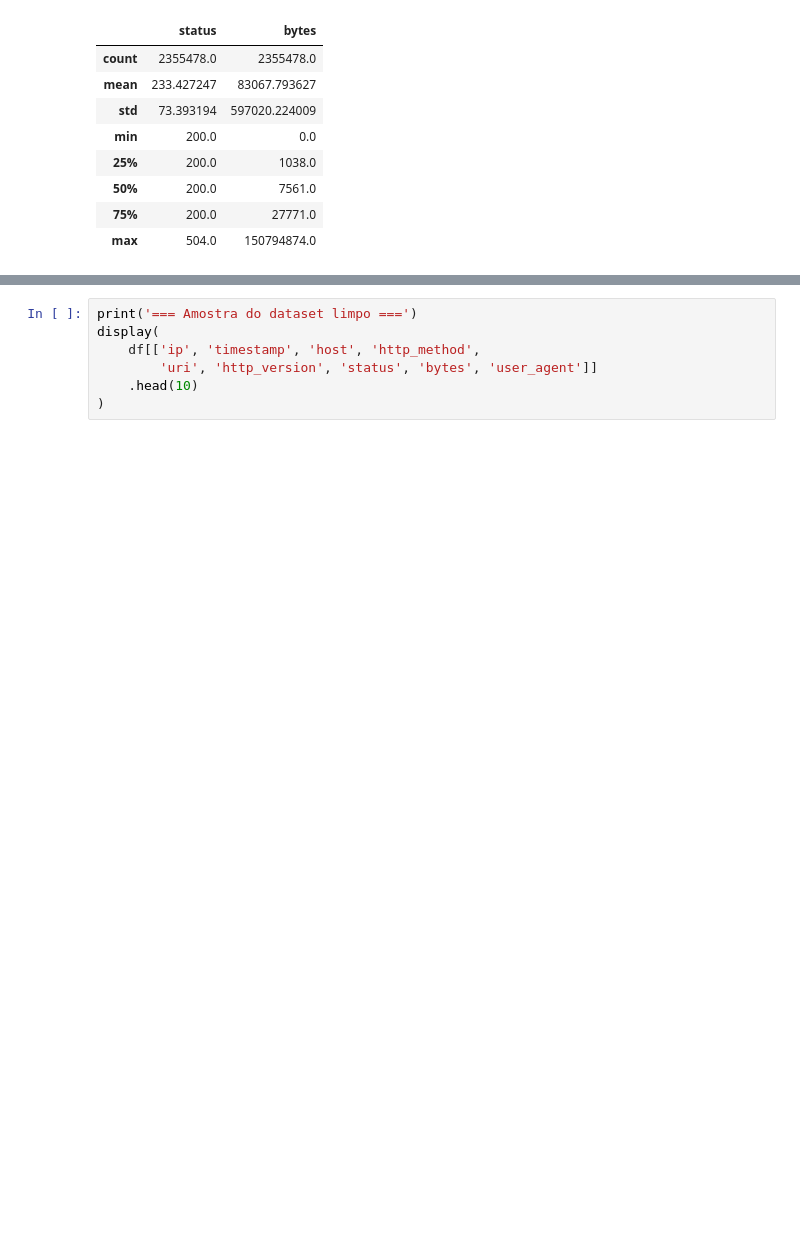
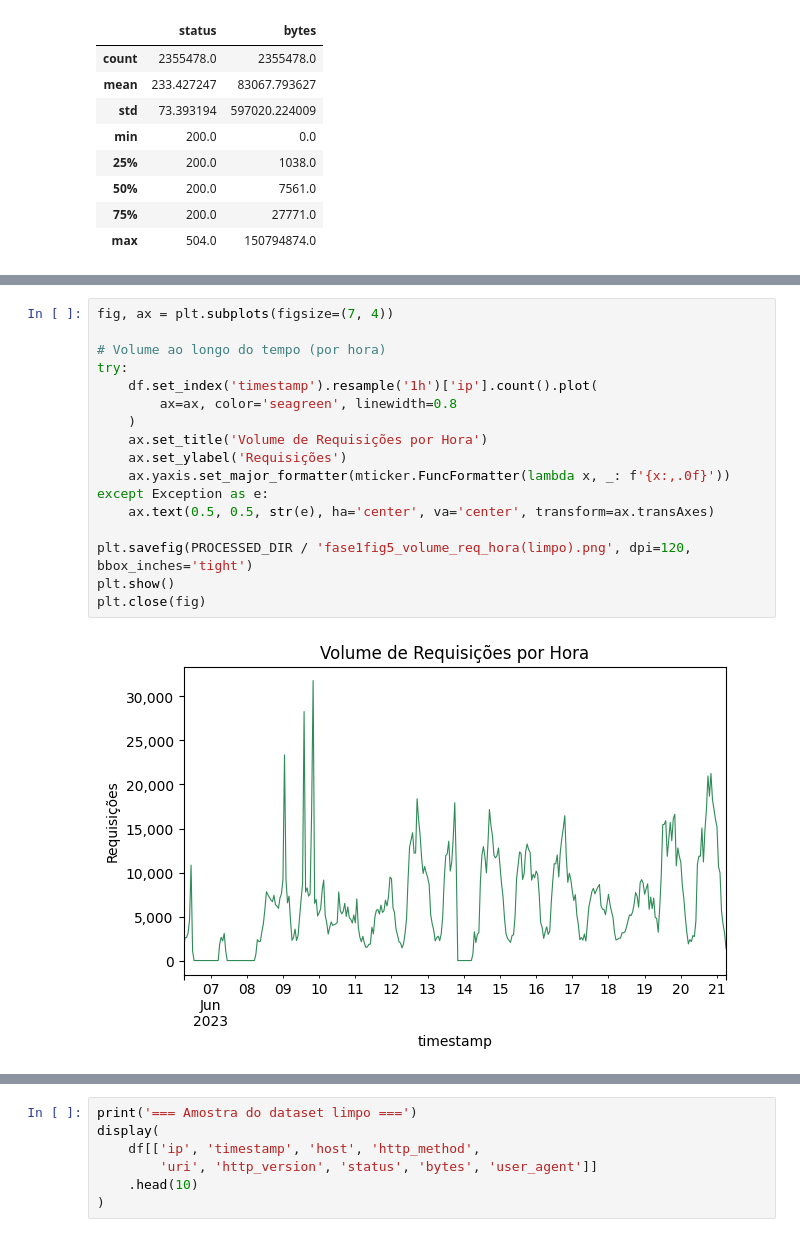
Before and after one commit to Vitor-Padovani/TCC, a Jupyter notebook: notebooks/fase1_preprocessamento.ipynb, the cells around one changed output, grey strips where cells are left out. Drawn from its saved outputs; the diff is of its cells as text; blank space fills up the shorter version.

```diff
--- a/notebooks/fase1_preprocessamento.ipynb
+++ b/notebooks/fase1_preprocessamento.ipynb
@@ -836,0 +826,19 @@ Gráfico salvo em data/processed/fig_02_dataset_limpo.png
+# %%
+fig, ax = plt.subplots(figsize=(7, 4))
+
+# Volume ao longo do tempo (por hora)
+try:
+    df.set_index('timestamp').resample('1h')['ip'].count().plot(
+        ax=ax, color='seagreen', linewidth=0.8
+    )
+    ax.set_title('Volume de Requisições por Hora')
+    ax.set_ylabel('Requisições')
+    ax.yaxis.set_major_formatter(mticker.FuncFormatter(lambda x, _: f'{x:,.0f}'))
+except Exception as e:
+    ax.text(0.5, 0.5, str(e), ha='center', va='center', transform=ax.transAxes)
+
+plt.savefig(PROCESSED_DIR / 'fase1fig5_volume_req_hora(limpo).png', dpi=120, bbox_inches='tight')
+plt.show()
+plt.close(fig)
+# %% [output]
+[figure, added]
```
Also changed, not shown: parts of 8 cells of this notebook, 4 other files.
